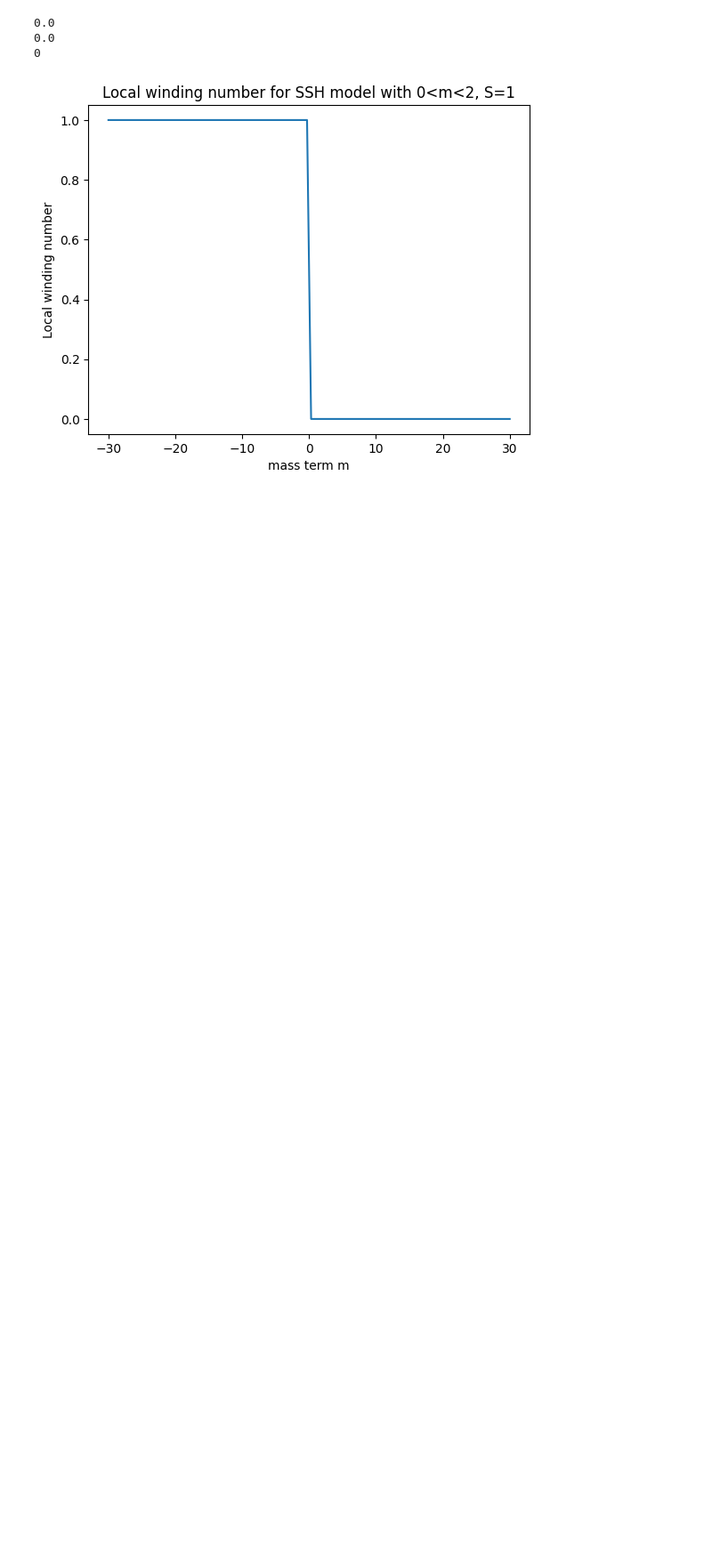
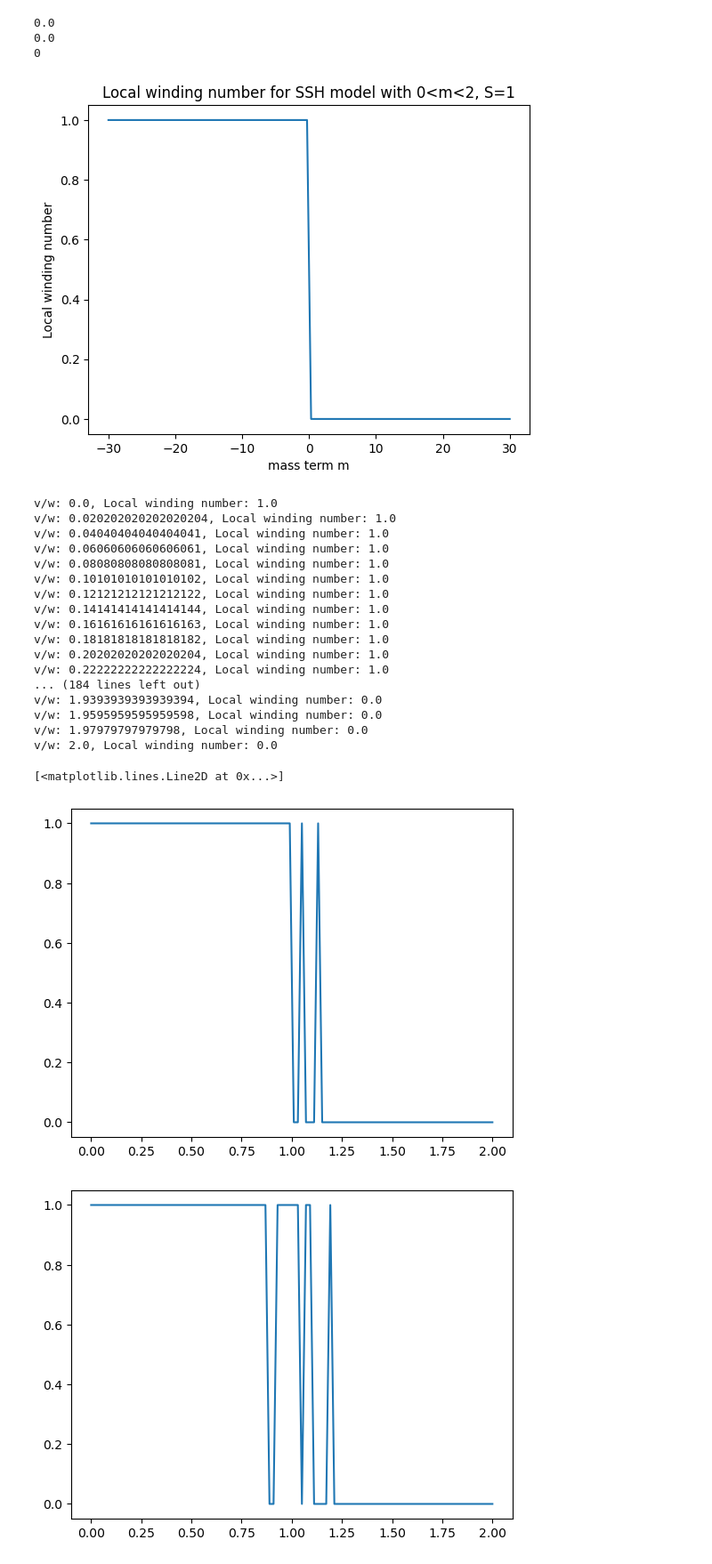
Before and after one commit to sylshaw01/SpectralLocaliser, a Jupyter notebook: src/1dssh.ipynb, the cells around one changed output. Shown at 89% size. Cells and saved outputs as stored; diff of their text form; code cells hidden in the pictures; blank space fills up the shorter version.

```diff
--- a/src/1dssh.ipynb
+++ b/src/1dssh.ipynb
@@ -382,3 +382,62 @@ plt.show()
 0.0
 0
 [figure]
+# %%
+import numpy as np
+import scipy.sparse as sp
+from scipy.linalg import eigh
+import SLmodels as slm
+import matplotlib.pyplot as plt
+
+v_vals = np.linspace(0,2,100)
+#set random seed for reproducibility
+np.random.seed(47)
+L = 100
+rho = 30
+kappa = 0.1
+disorder = 0.5
+w = 1
+
+local_winding_number = np.zeros(len(v_vals))
+
+for i, v in enumerate(v_vals):
+    model = slm.OneDimensionalSSHAlternatingBasis(L,disorder,rho,kappa,v,w)
+    local_winding_number[i] = model.calculate_winding_number()
+    print(f"v/w: {v}, Local winding number: {local_winding_number[i]}")
+
+
+fig, ax = plt.subplots()
+ax.plot(v_vals, local_winding_number, label='Local Winding Number')
+
+np.random.seed(47)
+local_winding_number = np.zeros(len(v_vals))
+
+for i, v in enumerate(v_vals):
+    model = slm.OneDimensionalSSHBlockBasis(L,disorder,rho,kappa,v,w)
+    local_winding_number[i] = model.calculate_winding_number()
+    print(f"v/w: {v}, Local winding number: {local_winding_number[i]}")
+
+
+figb, axb = plt.subplots()
+axb.plot(v_vals, local_winding_number, label='Local Winding Number')
+# %% [output]
+v/w: 0.0, Local winding number: 1.0
+v/w: 0.020202020202020204, Local winding number: 1.0
+v/w: 0.04040404040404041, Local winding number: 1.0
+v/w: 0.06060606060606061, Local winding number: 1.0
+v/w: 0.08080808080808081, Local winding number: 1.0
+v/w: 0.10101010101010102, Local winding number: 1.0
+v/w: 0.12121212121212122, Local winding number: 1.0
+v/w: 0.14141414141414144, Local winding number: 1.0
+v/w: 0.16161616161616163, Local winding number: 1.0
+v/w: 0.18181818181818182, Local winding number: 1.0
+v/w: 0.20202020202020204, Local winding number: 1.0
+v/w: 0.22222222222222224, Local winding number: 1.0
+... (184 lines left out)
+v/w: 1.9393939393939394, Local winding number: 0.0
+v/w: 1.9595959595959598, Local winding number: 0.0
+v/w: 1.97979797979798, Local winding number: 0.0
+v/w: 2.0, Local winding number: 0.0
+[<matplotlib.lines.Line2D at 0x...>]
+[figure, added]
+[figure, added]
```
Also changed, not shown: parts of 1 cell of this notebook, 5 other files.
